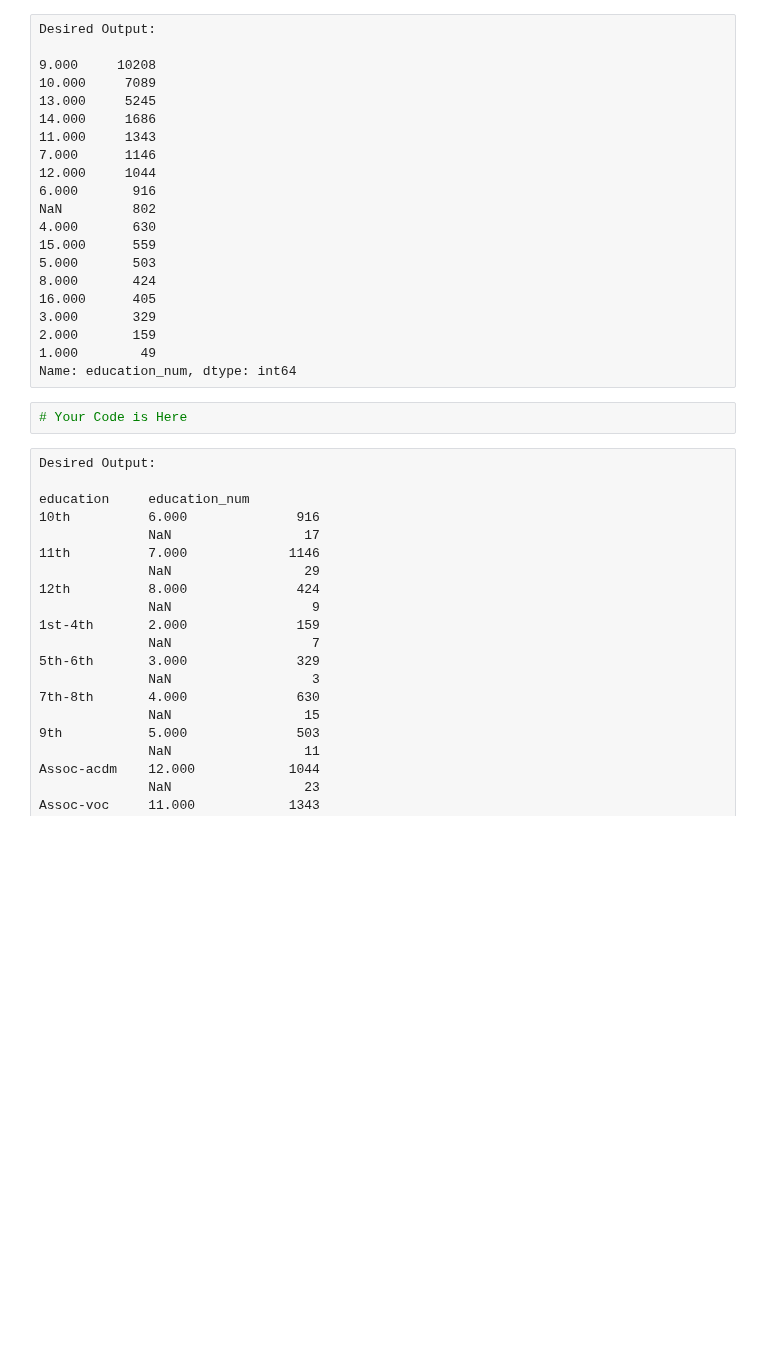
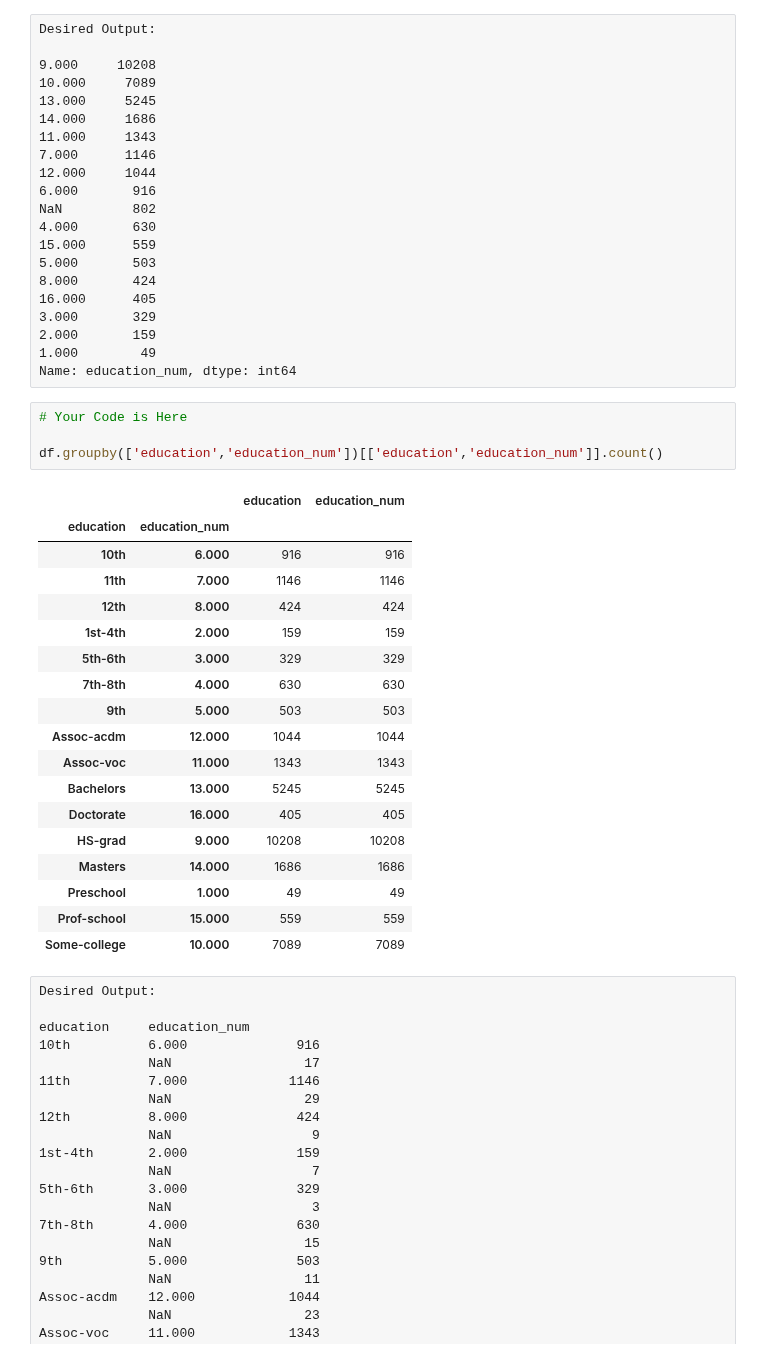
Before and after one commit to iceyisaak/clarusway_ds, a Jupyter notebook: DA _ DVwPy-EDA Project (Analyze US Citizens)-Student-V01_(with_desired_outputs).ipynb, the cells around one changed output. Drawn from its saved outputs; the diff is of its cells as text; blank space fills up the shorter version.

```diff
--- a/DA _ DVwPy-EDA Project (Analyze US Citizens)-Student-V01_(with_desired_outputs).ipynb
+++ b/DA _ DVwPy-EDA Project (Analyze US Citizens)-Student-V01_(with_desired_outputs).ipynb
@@ -1196,6 +1238,27 @@ NaN         802
 Name: education_num, dtype: int64
 # %%
 # Your Code is Here
+
+df.groupby(['education','education_num'])[['education','education_num']].count()
+# %% [output]
+|  |  | education | education_num |
+| education | education_num |  |  |
+| 10th | 6.000 | 916 | 916 |
+| 11th | 7.000 | 1146 | 1146 |
+| 12th | 8.000 | 424 | 424 |
+| 1st-4th | 2.000 | 159 | 159 |
+| 5th-6th | 3.000 | 329 | 329 |
+| 7th-8th | 4.000 | 630 | 630 |
+| 9th | 5.000 | 503 | 503 |
+| Assoc-acdm | 12.000 | 1044 | 1044 |
+| Assoc-voc | 11.000 | 1343 | 1343 |
+| Bachelors | 13.000 | 5245 | 5245 |
+| Doctorate | 16.000 | 405 | 405 |
+| HS-grad | 9.000 | 10208 | 10208 |
+| Masters | 14.000 | 1686 | 1686 |
+| Preschool | 1.000 | 49 | 49 |
+| Prof-school | 15.000 | 559 | 559 |
+| Some-college | 10.000 | 7089 | 7089 |
 # %% [raw]
 Desired Output:
 
```
Also changed, not shown: parts of 8 cells of this notebook.
